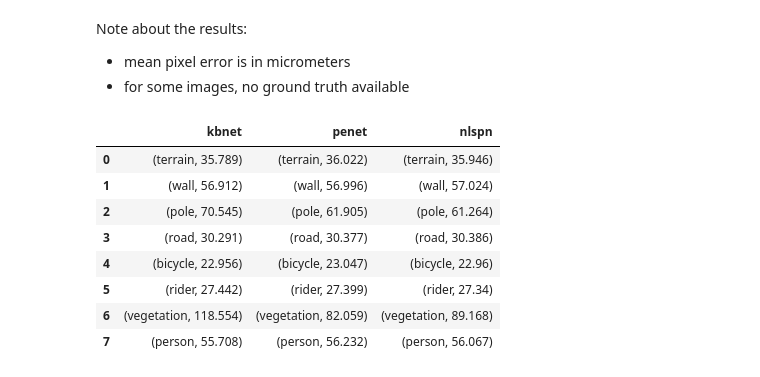
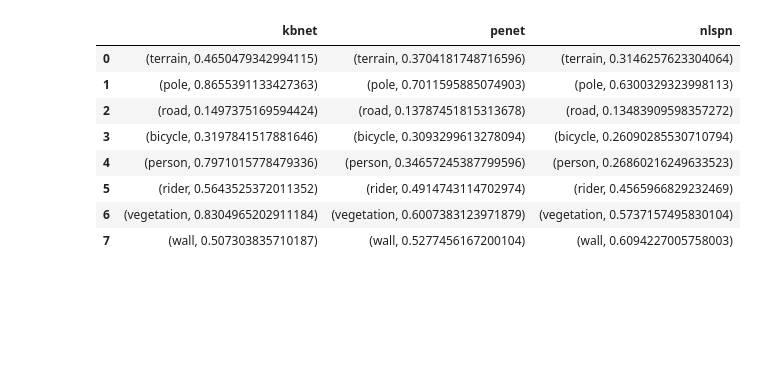
Before and after one commit to kirilllzaitsev/depth_completion_with_diffusion, a Jupyter notebook: benchmarking/benchmarking_eval.ipynb, the cells around one changed output. Drawn from its saved outputs; the diff is of its cells as text; code cells hidden in the pictures; blank space fills up the shorter version.

```diff
--- a/benchmarking/benchmarking_eval.ipynb
+++ b/benchmarking/benchmarking_eval.ipynb
@@ -38,10 +41,16 @@ mask_result_dir = Path(mask_result_dir)
 # all masks, but inference was interrupted and not all outputs are available
 assert len(masked_img_names) >= len(os.listdir(path_to_input_img))
 # %%
-ts = dt.datetime.now().strftime("%Y%m%d_%H%M%S")
-img2class_logdir = f"tb_logs/masked_predictions/{split}/img2class_" + ts
-class2img_logdir = f"tb_logs/masked_predictions/{split}/class2img_" + ts
-# !rm -rf tb_logs
+# create_new_log_dir = True
+create_new_log_dir = False
+if create_new_log_dir:
+    ts = dt.datetime.now().strftime("%Y%m%d_%H%M%S")
+    img2class_logdir = f"tb_logs/masked_predictions/{split}/img2class_" + ts
+    class2img_logdir = f"tb_logs/masked_predictions/{split}/class2img_" + ts
+    # !rm -rf tb_logs
+else:
+    img2class_logdir = "tb_logs/masked_predictions/val/img2class_overall"
+    class2img_logdir = "tb_logs/masked_predictions/val/class2img_overall"
 img2class_file_writer = tf.summary.create_file_writer(img2class_logdir)
 class2img_file_writer = tf.summary.create_file_writer(class2img_logdir)
 # %% [output]
@@ -107 +116,4 @@ pixels_per_class = defaultdict(int)
+# %%
+n_imgs_to_evaluate = 50
+img_idxs = np.random.choice(len(input_img_names), n_imgs_to_evaluate, replace=False)
 # %%
@@ -267,35 +283,30 @@ with class2img_file_writer.as_default():
     for obj_class, figs in fig_classes.items():
         utils.log_imgs(f"{obj_class}/imgs", figs)
         utils.log_errors_per_class(errors_per_class, obj_class, model_names)
-# %% [markdown]
-Note about the results:
-
-- mean pixel error is in micrometers
-- for some images, no ground truth available
 # %%
 model_mae_per_category = {}
 model_mae_per_category_unsorted = {}
 for model_name in model_names:
     model_errors = {}
     for cat, cat_stats in errors_per_class.items():
-        model_errors[cat] = round((
-            cat_stats["metrics"]["mae"][model_name] / pixels_per_class[cat]
-        ) * 1e6, 3)
+        model_errors[cat] = (
+            cat_stats["metrics"]["mae"][model_name]
+        ) / cat_stats["count"]
     model_mae_per_category[model_name] = sorted(
         model_errors.items(), key=lambda x: x[1], reverse=True
     )
     model_mae_per_category_unsorted[model_name] = model_errors.items()
 pd.DataFrame(model_mae_per_category_unsorted)
 # %% [output]
 |  | kbnet | penet | nlspn |
-| 0 | (terrain, 35.789) | (terrain, 36.022) | (terrain, 35.946) |
-| 1 | (wall, 56.912) | (wall, 56.996) | (wall, 57.024) |
-| 2 | (pole, 70.545) | (pole, 61.905) | (pole, 61.264) |
-| 3 | (road, 30.291) | (road, 30.377) | (road, 30.386) |
-| 4 | (bicycle, 22.956) | (bicycle, 23.047) | (bicycle, 22.96) |
-| 5 | (rider, 27.442) | (rider, 27.399) | (rider, 27.34) |
-| 6 | (vegetation, 118.554) | (vegetation, 82.059) | (vegetation, 89.168) |
-| 7 | (person, 55.708) | (person, 56.232) | (person, 56.067) |
+| 0 | (terrain, 0.4650479342994115) | (terrain, 0.3704181748716596) | (terrain, 0.3146257623304064) |
+| 1 | (pole, 0.8655391133427363) | (pole, 0.7011595885074903) | (pole, 0.6300329323998113) |
+| 2 | (road, 0.1497375169594424) | (road, 0.13787451815313678) | (road, 0.13483909598357272) |
+| 3 | (bicycle, 0.3197841517881646) | (bicycle, 0.3093299613278094) | (bicycle, 0.26090285530710794) |
+| 4 | (person, 0.7971015778479336) | (person, 0.34657245387799596) | (person, 0.26860216249633523) |
+| 5 | (rider, 0.5643525372011352) | (rider, 0.4914743114702974) | (rider, 0.4565966829232469) |
+| 6 | (vegetation, 0.8304965202911184) | (vegetation, 0.6007383123971879) | (vegetation, 0.5737157495830104) |
+| 7 | (wall, 0.507303835710187) | (wall, 0.5277456167200104) | (wall, 0.6094227005758003) |
 # %%
 pd.DataFrame(model_mae_per_category).to_csv("model_mae_per_category.csv")
 # %%
```
Also changed, not shown: parts of 6 cells of this notebook, 3 other files.
